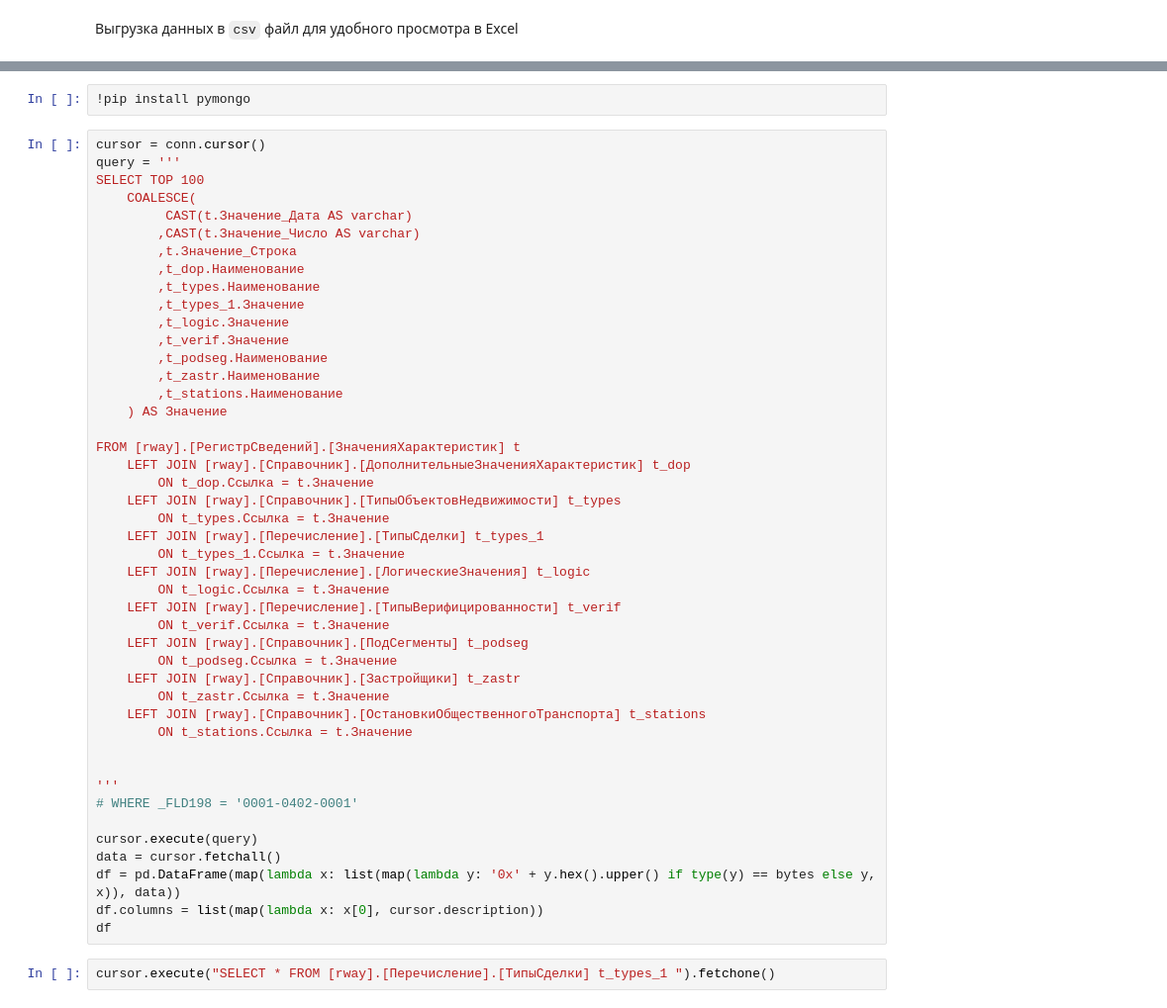
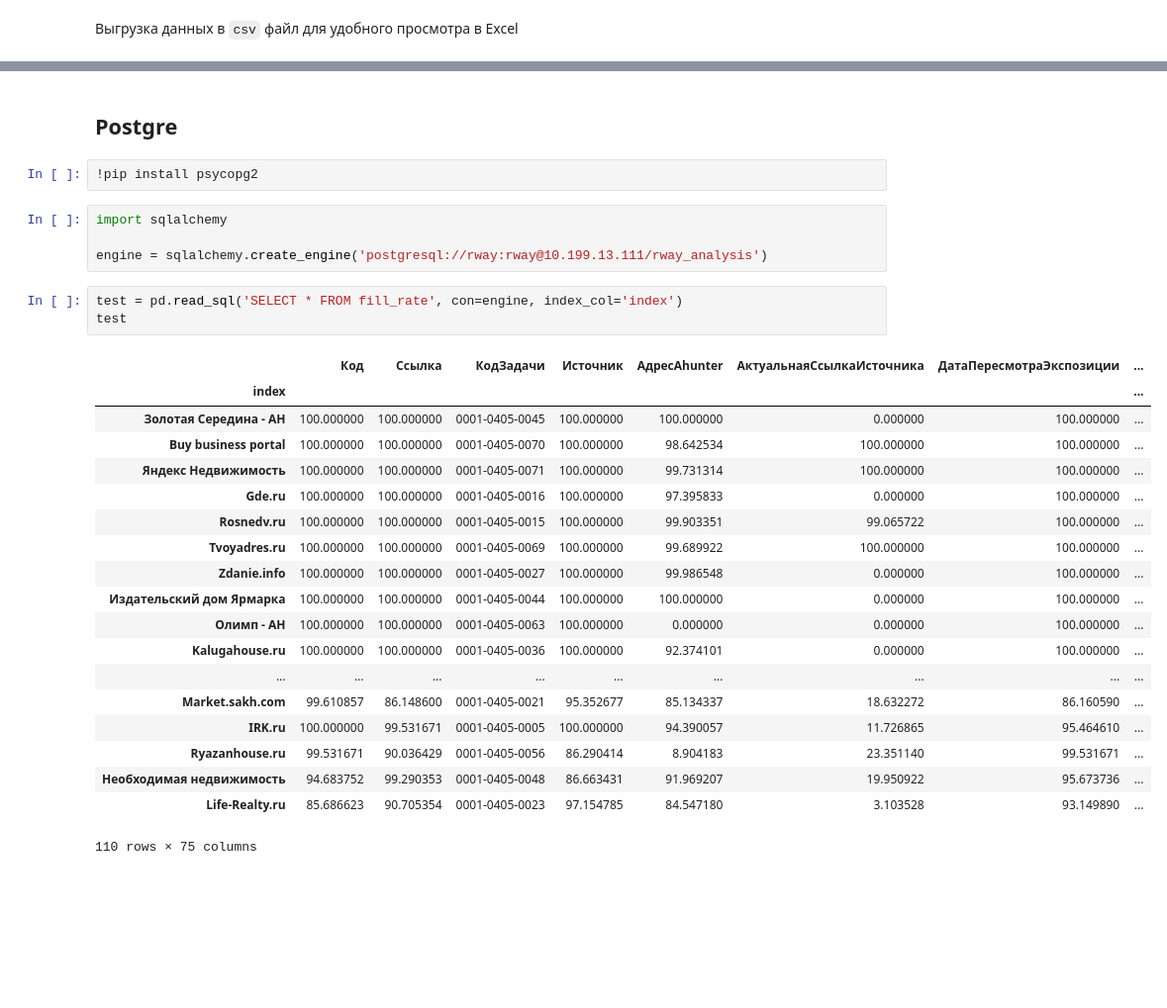
Before and after one commit to kaktusss123/rway_analysis, a Jupyter notebook: fill_rate.ipynb, the cells around one changed output, grey strips where cells are left out. Shown at 99% size. Drawn from its saved outputs; the diff is of its cells as text; blank space fills up the shorter version.

Commit message:
added Postgres integration

```diff
--- a/fill_rate.ipynb
+++ b/fill_rate.ipynb
@@ -311,49 +272,31 @@ test.loc['Sibdom.Ru'].to_dict()
+# %% [markdown]
+## Postgre
 # %%
-!pip install pymongo
+!pip install psycopg2
-# %%
-cursor = conn.cursor()
-query = '''
-SELECT TOP 100
-    COALESCE(
-         CAST(t.Значение_Дата AS varchar)
-        ,CAST(t.Значение_Число AS varchar)
-        ,t.Значение_Строка
-        ,t_dop.Наименование
-        ,t_types.Наименование
-        ,t_types_1.Значение
-        ,t_logic.Значение
-        ,t_verif.Значение
-        ,t_podseg.Наименование
-        ,t_zastr.Наименование
-        ,t_stations.Наименование
-    ) AS Значение
-
-FROM [rway].[РегистрСведений].[ЗначенияХарактеристик] t
-    LEFT JOIN [rway].[Справочник].[ДополнительныеЗначенияХарактеристик] t_dop
-        ON t_dop.Ссылка = t.Значение
-    LEFT JOIN [rway].[Справочник].[ТипыОбъектовНедвижимости] t_types
-        ON t_types.Ссылка = t.Значение
-    LEFT JOIN [rway].[Перечисление].[ТипыСделки] t_types_1
-        ON t_types_1.Ссылка = t.Значение
-    LEFT JOIN [rway].[Перечисление].[ЛогическиеЗначения] t_logic
-        ON t_logic.Ссылка = t.Значение
-    LEFT JOIN [rway].[Перечисление].[ТипыВерифицированности] t_verif
-        ON t_verif.Ссылка = t.Значение
-    LEFT JOIN [rway].[Справочник].[ПодСегменты] t_podseg
-        ON t_podseg.Ссылка = t.Значение
-    LEFT JOIN [rway].[Справочник].[Застройщики] t_zastr
-        ON t_zastr.Ссылка = t.Значение
-    LEFT JOIN [rway].[Справочник].[ОстановкиОбщественногоТранспорта] t_stations
-        ON t_stations.Ссылка = t.Значение
-
-
-'''
-# WHERE _FLD198 = '0001-0402-0001'
-
-cursor.execute(query)
-data = cursor.fetchall()
-df = pd.DataFrame(map(lambda x: list(map(lambda y: '0x' + y.hex().upper() if type(y) == bytes else y, x)), data))
-df.columns = list(map(lambda x: x[0], cursor.description))
-df
-# %%
-cursor.execute("SELECT * FROM [rway].[Перечисление].[ТипыСделки] t_types_1 ").fetchone()
+# %%
+import sqlalchemy
+
+engine = sqlalchemy.create_engine('postgresql://rway:rway@10.199.13.111/rway_analysis')
+# %%
+test = pd.read_sql('SELECT * FROM fill_rate', con=engine, index_col='index')
+test
+# %% [output]
+|  | Код | Ссылка | КодЗадачи | Источник | АдресAhunter | АктуальнаяСсылкаИсточника | ДатаПересмотраЭкспозиции | ... |
+| index |  |  |  |  |  |  |  | ... |
+| Золотая Середина - АН | 100.000000 | 100.000000 | 0001-0405-0045 | 100.000000 | 100.000000 | 0.000000 | 100.000000 | ... |
+| Buy business portal | 100.000000 | 100.000000 | 0001-0405-0070 | 100.000000 | 98.642534 | 100.000000 | 100.000000 | ... |
+| Яндекс Недвижимость | 100.000000 | 100.000000 | 0001-0405-0071 | 100.000000 | 99.731314 | 100.000000 | 100.000000 | ... |
+| Gde.ru | 100.000000 | 100.000000 | 0001-0405-0016 | 100.000000 | 97.395833 | 0.000000 | 100.000000 | ... |
+| Rosnedv.ru | 100.000000 | 100.000000 | 0001-0405-0015 | 100.000000 | 99.903351 | 99.065722 | 100.000000 | ... |
+| Tvoyadres.ru | 100.000000 | 100.000000 | 0001-0405-0069 | 100.000000 | 99.689922 | 100.000000 | 100.000000 | ... |
+| Zdanie.info | 100.000000 | 100.000000 | 0001-0405-0027 | 100.000000 | 99.986548 | 0.000000 | 100.000000 | ... |
+| Издательский дом Ярмарка | 100.000000 | 100.000000 | 0001-0405-0044 | 100.000000 | 100.000000 | 0.000000 | 100.000000 | ... |
+| Олимп - АН | 100.000000 | 100.000000 | 0001-0405-0063 | 100.000000 | 0.000000 | 0.000000 | 100.000000 | ... |
+| Kalugahouse.ru | 100.000000 | 100.000000 | 0001-0405-0036 | 100.000000 | 92.374101 | 0.000000 | 100.000000 | ... |
+| ... | ... | ... | ... | ... | ... | ... | ... | ... |
+| Market.sakh.com | 99.610857 | 86.148600 | 0001-0405-0021 | 95.352677 | 85.134337 | 18.632272 | 86.160590 | ... |
+| IRK.ru | 100.000000 | 99.531671 | 0001-0405-0005 | 100.000000 | 94.390057 | 11.726865 | 95.464610 | ... |
+| Ryazanhouse.ru | 99.531671 | 90.036429 | 0001-0405-0056 | 86.290414 | 8.904183 | 23.351140 | 99.531671 | ... |
+| Необходимая недвижимость | 94.683752 | 99.290353 | 0001-0405-0048 | 86.663431 | 91.969207 | 19.950922 | 95.673736 | ... |
+| Life-Realty.ru | 85.686623 | 90.705354 | 0001-0405-0023 | 97.154785 | 84.547180 | 3.103528 | 93.149890 | ... |
+110 rows × 75 columns
```
Also changed, not shown: parts of 13 cells of this notebook.
